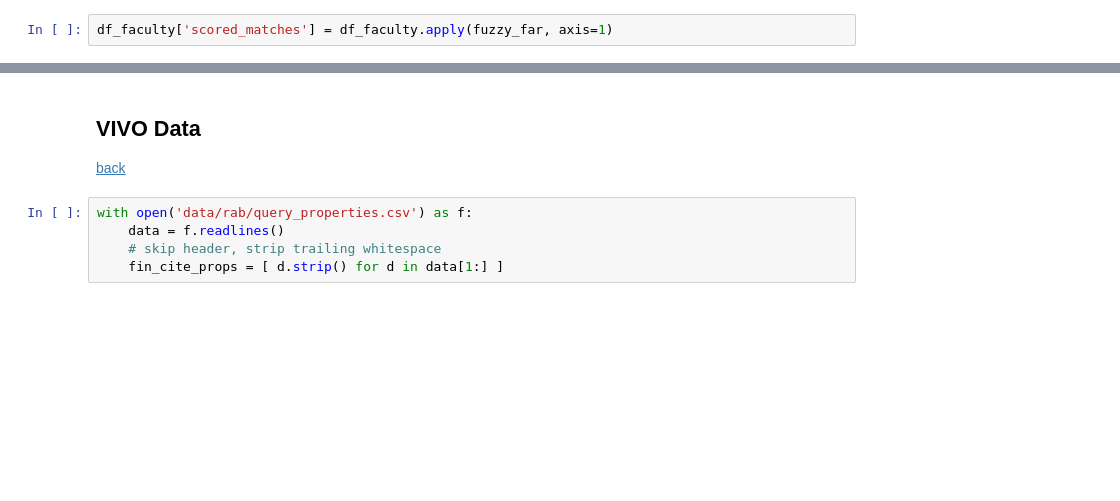
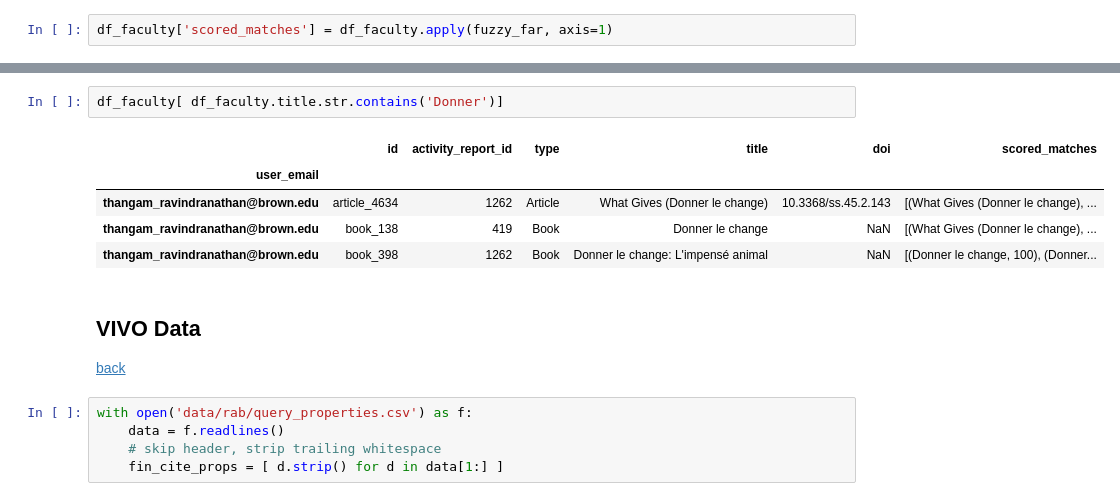
Before and after one commit to sdmccaul/rab-far_integration, a Jupyter notebook: citation_analysis.ipynb, the cells around one changed output, grey strips where cells are left out. Drawn from its saved outputs; the diff is of its cells as text; blank space fills up the shorter version.

```diff
--- a/citation_analysis.ipynb
+++ b/citation_analysis.ipynb
@@ -632,3 +661,11 @@ chi-wang_shu@brown.edu - article_240: Local discontinuous Galerkin methods with
+# %%
+df_faculty[ df_faculty.title.str.contains('Donner')]
+# %% [output]
+|  | id | activity_report_id | type | title | doi | scored_matches |
+| user_email |  |  |  |  |  |  |
+| thangam_ravindranathan@brown.edu | article_4634 | 1262 | Article | What Gives (Donner le change) | 10.3368/ss.45.2.143 | [(What Gives (Donner le change), ... |
+| thangam_ravindranathan@brown.edu | book_138 | 419 | Book | Donner le change | NaN | [(What Gives (Donner le change), ... |
+| thangam_ravindranathan@brown.edu | book_398 | 1262 | Book | Donner le change: L'impensé animal | NaN | [(Donner le change, 100), (Donner... |
 # %% [markdown]
 ## VIVO Data
 [back](#Contents)
```
Also changed, not shown: parts of 17 cells of this notebook.
